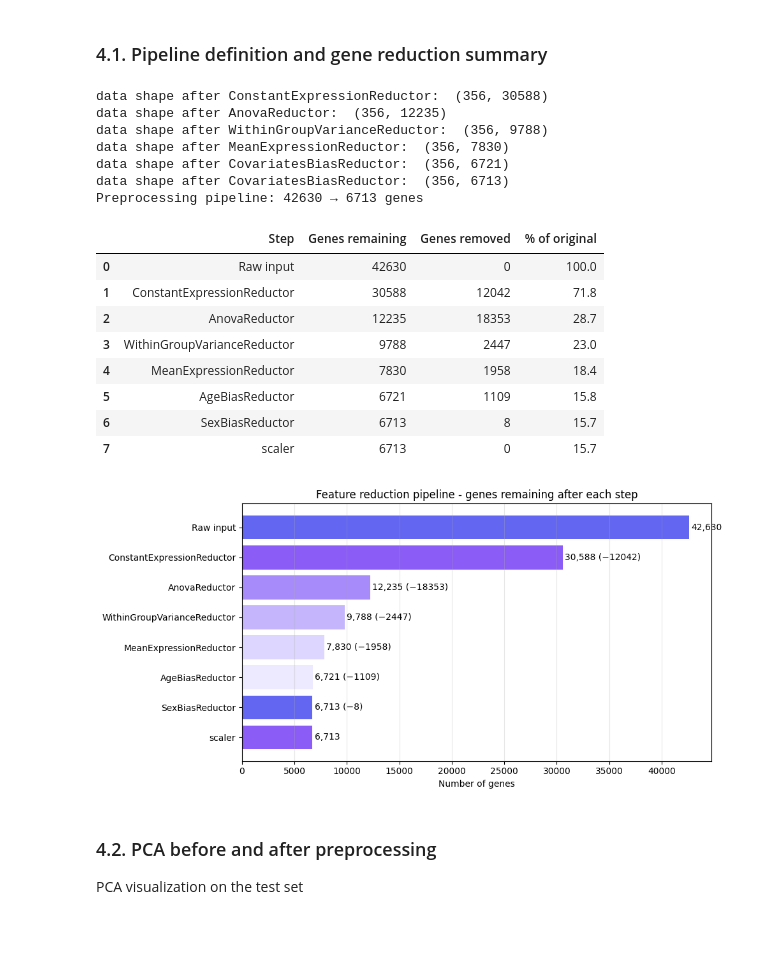
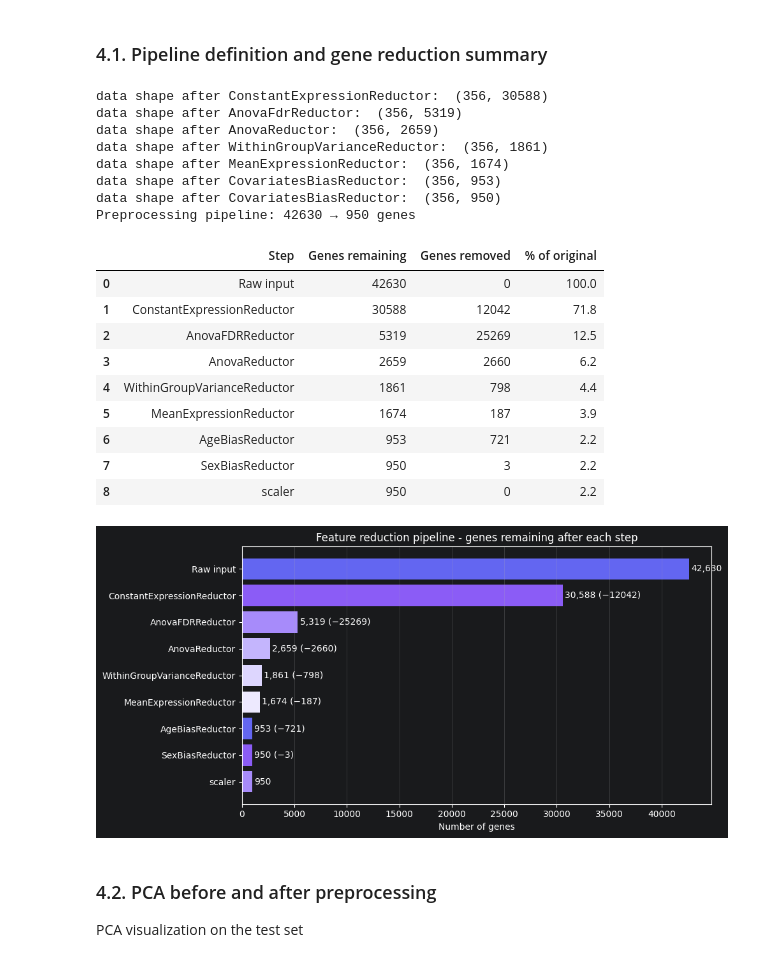
Before and after one commit to kasiaOsowska/pancreatic_canacer_dataset_analysis, a Jupyter notebook: 1_data_preparation.ipynb, the cells around one changed output. Saved outputs shown, nothing was run; the diff lists cells and outputs as text; code cells hidden in the pictures; blank space fills up the shorter version.

```diff
--- a/1_data_preparation.ipynb
+++ b/1_data_preparation.ipynb
@@ -40,12 +37,12 @@ from sklearn.metrics import mean_absolute_error, balanced_accuracy_score, f1_sco
 
 from utilz.Dataset import load_dataset
 from utilz.constans import HEALTHY, DISEASE, CANCER
-from utilz.helpers import plot_split_balance, plot_pca
+from utilz.helpers import plot_split_balance, plot_pca, plot_group_overview
 from utilz.preprocessing_utilz import (
-    ConstantExpressionReductor, AnovaReductor,
+    ConstantExpressionReductor, AnovaFdrReductor,
     MeanExpressionReductor, CovariatesBiasReductor,
+    WithinGroupVarianceReductor
 )
-from utilz.preprocessing_utilz import WithinGroupVarianceReductor
 
 
 meta_path = r"../data/samples_pancreatic.xlsx"
@@ -57,9 +54,10 @@ ds = load_dataset(data_path, meta_path, label_col="Group")
 TEST_SIZE = 0.2
 VALID_SIZE = 0.2
 # Preprocessing hyperparameters
-ANOVA_PERCENTILE = 60
-MEAN_PERCENTILE = 20
-WITHIN_GROUP_VARIANCE_PERCENTILE = 80
+ANOVA_PERCENTILE = 50
+MEAN_PERCENTILE = 10
+WITHIN_GROUP_VARIANCE_PERCENTILE = 70
+ANOVA_FDR_THRESHOLD = 0.1
 
 
 print(f"Number of samples: {ds.X.shape[0]}")
@@ -372,11 +358,14 @@ All reductors are fit on the training set only and applied to validation/test se
 # %% [markdown]
 ### 4.1. Pipeline definition and gene reduction summary
 # %%
+
+from utilz.preprocessing_utilz import AnovaReductor
 
 sex_numeric = ds.sex.map({"F": 0, "M": 1})
 
 pipeline = Pipeline([
     ('ConstantExpressionReductor', ConstantExpressionReductor()),
+    ('AnovaFDRReductor', AnovaFdrReductor(alpha=ANOVA_FDR_THRESHOLD)),
     ('AnovaReductor', AnovaReductor(percentile=ANOVA_PERCENTILE)),
     ('WithinGroupVarianceReductor', WithinGroupVarianceReductor(WITHIN_GROUP_VARIANCE_PERCENTILE)),
     ('MeanExpressionReductor', MeanExpressionReductor(percentile=MEAN_PERCENTILE)),
@@ -398,45 +387,47 @@ step_genes["Raw input"] = list(X_current.columns)
 for name, transformer in pipeline.steps:
     if name == 'scaler':
         transformer.fit(X_current)
         X_current = pd.DataFrame(
             transformer.transform(X_current),
             columns=X_current.columns, index=X_current.index
         )
     else:
         transformer.fit(X_current, y_train)
         X_current = transformer.transform(X_current)
     step_names.append(name)
     step_counts.append(X_current.shape[1])
     if name != 'scaler':
         step_genes[name] = list(transformer.selected_genes_)
 
 # Summary table
 reduction_df = pd.DataFrame({
     'Step': step_names,
     'Genes remaining': step_counts,
     'Genes removed': [0] + [step_counts[i] - step_counts[i+1] for i in range(len(step_counts)-1)],
 })
 reduction_df['% of original'] = (reduction_df['Genes remaining'] / step_counts[0] * 100).round(1)
 
 print(f"Preprocessing pipeline: {step_counts[0]} → {step_counts[-1]} genes\n")
 reduction_df
 # %% [output]
 data shape after ConstantExpressionReductor:  (356, 30588)
-data shape after AnovaReductor:  (356, 12235)
-data shape after WithinGroupVarianceReductor:  (356, 9788)
-data shape after MeanExpressionReductor:  (356, 7830)
-data shape after CovariatesBiasReductor:  (356, 6721)
-data shape after CovariatesBiasReductor:  (356, 6713)
-Preprocessing pipeline: 42630 → 6713 genes
+data shape after AnovaFdrReductor:  (356, 5319)
+data shape after AnovaReductor:  (356, 2659)
+data shape after WithinGroupVarianceReductor:  (356, 1861)
+data shape after MeanExpressionReductor:  (356, 1674)
+data shape after CovariatesBiasReductor:  (356, 953)
+data shape after CovariatesBiasReductor:  (356, 950)
+Preprocessing pipeline: 42630 → 950 genes
 |  | Step | Genes remaining | Genes removed | % of original |
 | 0 | Raw input | 42630 | 0 | 100.0 |
 | 1 | ConstantExpressionReductor | 30588 | 12042 | 71.8 |
-| 2 | AnovaReductor | 12235 | 18353 | 28.7 |
-| 3 | WithinGroupVarianceReductor | 9788 | 2447 | 23.0 |
-| 4 | MeanExpressionReductor | 7830 | 1958 | 18.4 |
-| 5 | AgeBiasReductor | 6721 | 1109 | 15.8 |
-| 6 | SexBiasReductor | 6713 | 8 | 15.7 |
-| 7 | scaler | 6713 | 0 | 15.7 |
+| 2 | AnovaFDRReductor | 5319 | 25269 | 12.5 |
+| 3 | AnovaReductor | 2659 | 2660 | 6.2 |
+| 4 | WithinGroupVarianceReductor | 1861 | 798 | 4.4 |
+| 5 | MeanExpressionReductor | 1674 | 187 | 3.9 |
+| 6 | AgeBiasReductor | 953 | 721 | 2.2 |
+| 7 | SexBiasReductor | 950 | 3 | 2.2 |
+| 8 | scaler | 950 | 0 | 2.2 |
 # %%
 fig, ax = plt.subplots(figsize=(10, 5))
 colors = ['#6366f1', '#8b5cf6', '#a78bfa', '#c4b5fd', '#ddd6fe', '#ede9fe']
@@ -455,7 +446,7 @@ ax.grid(axis='x', alpha=0.3)
 plt.tight_layout()
 plt.show()
 # %% [output]
-[figure, old version]
+[figure, new version]
 # %% [markdown]
 ### 4.2. PCA before and after preprocessing
 
```
Also changed, not shown: parts of 10 cells of this notebook, 4 other files.
